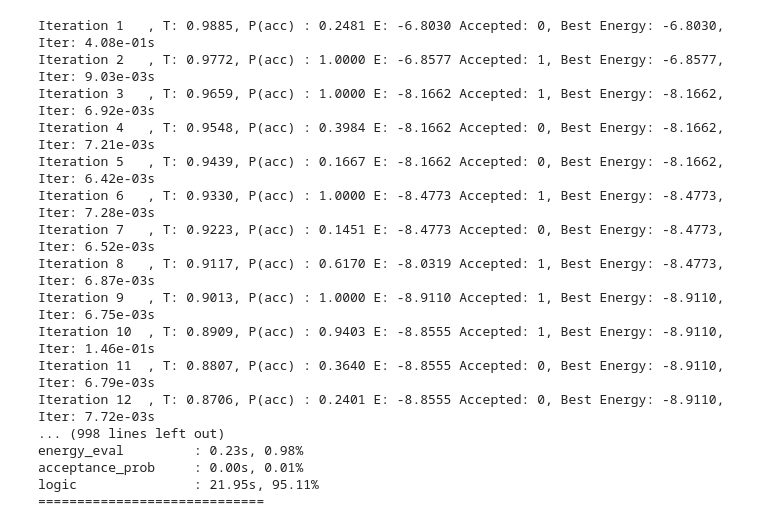
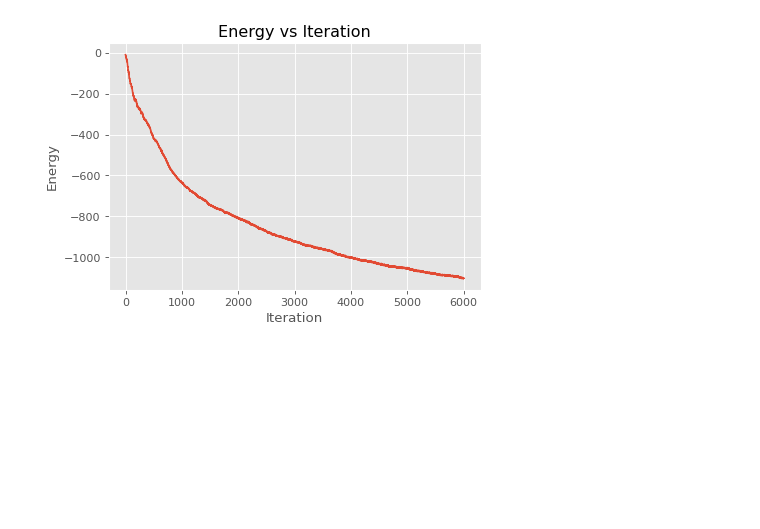
Before and after one commit to N-Sand/simulated-annealer, a Jupyter notebook: notebooks/example.ipynb, the cells around one changed output. Cells and saved outputs as stored; diff of their text form; code cells hidden in the pictures; blank space fills up the shorter version.

```diff
--- a/notebooks/example.ipynb
+++ b/notebooks/example.ipynb
@@ -259,34 +248,28 @@ visualize_spins({f's{i}': np.random.choice([-1, 1]) for i in range(N)})
 an = SimulatedAnnealer(
     parameters,
     initial_temp = 1,
-    cooling_halflife = 60,
-    max_iter = 1000,
+    cooling_halflife = 2500,
+    max_iter = 60000,
+    seed = 1,
     max_neighbour_attempts = 1000,
     var_n_param_changes = True,
-    n_param_proposal_poi_lam = 0.5,
+    n_param_proposal_poi_lam = 5,
     var_jump_size = False,
     jump_size_poi_lam = 1
+
     )
 
-history, best_state, best_energy = an.fit(hamiltonian, verbose = True)
+history, best_state, best_energy = an.fit(hamiltonian, verbose = False, history_jump = 10)
-# %% [output]
-Iteration 1   , T: 0.9885, P(acc) : 0.2481 E: -6.8030 Accepted: 0, Best Energy: -6.8030, Iter: 4.08e-01s
-Iteration 2   , T: 0.9772, P(acc) : 1.0000 E: -6.8577 Accepted: 1, Best Energy: -6.8577, Iter: 9.03e-03s
-Iteration 3   , T: 0.9659, P(acc) : 1.0000 E: -8.1662 Accepted: 1, Best Energy: -8.1662, Iter: 6.92e-03s
-Iteration 4   , T: 0.9548, P(acc) : 0.3984 E: -8.1662 Accepted: 0, Best Energy: -8.1662, Iter: 7.21e-03s
-Iteration 5   , T: 0.9439, P(acc) : 0.1667 E: -8.1662 Accepted: 0, Best Energy: -8.1662, Iter: 6.42e-03s
-Iteration 6   , T: 0.9330, P(acc) : 1.0000 E: -8.4773 Accepted: 1, Best Energy: -8.4773, Iter: 7.28e-03s
-Iteration 7   , T: 0.9223, P(acc) : 0.1451 E: -8.4773 Accepted: 0, Best Energy: -8.4773, Iter: 6.52e-03s
-Iteration 8   , T: 0.9117, P(acc) : 0.6170 E: -8.0319 Accepted: 1, Best Energy: -8.4773, Iter: 6.87e-03s
-Iteration 9   , T: 0.9013, P(acc) : 1.0000 E: -8.9110 Accepted: 1, Best Energy: -8.9110, Iter: 6.75e-03s
-Iteration 10  , T: 0.8909, P(acc) : 0.9403 E: -8.8555 Accepted: 1, Best Energy: -8.9110, Iter: 1.46e-01s
-Iteration 11  , T: 0.8807, P(acc) : 0.3640 E: -8.8555 Accepted: 0, Best Energy: -8.9110, Iter: 6.79e-03s
-Iteration 12  , T: 0.8706, P(acc) : 0.2401 E: -8.8555 Accepted: 0, Best Energy: -8.9110, Iter: 7.72e-03s
-... (998 lines left out)
-energy_eval         : 0.23s, 0.98%
-acceptance_prob     : 0.00s, 0.01%
-logic               : 21.95s, 95.11%
-=============================
+# %%
+# energy plot
+plt.figure(figsize = (6,4))
+plt.plot(history['energy'])
+plt.xlabel('Iteration')
+plt.ylabel('Energy')
+plt.title('Energy vs Iteration')
+plt.show()
+# %% [output]
+[figure, added]
 # %%
 # makign a gif of the visualization of the spisn over time with the temperature displayed
 import imageio
```
Also changed, not shown: parts of 10 cells of this notebook.
